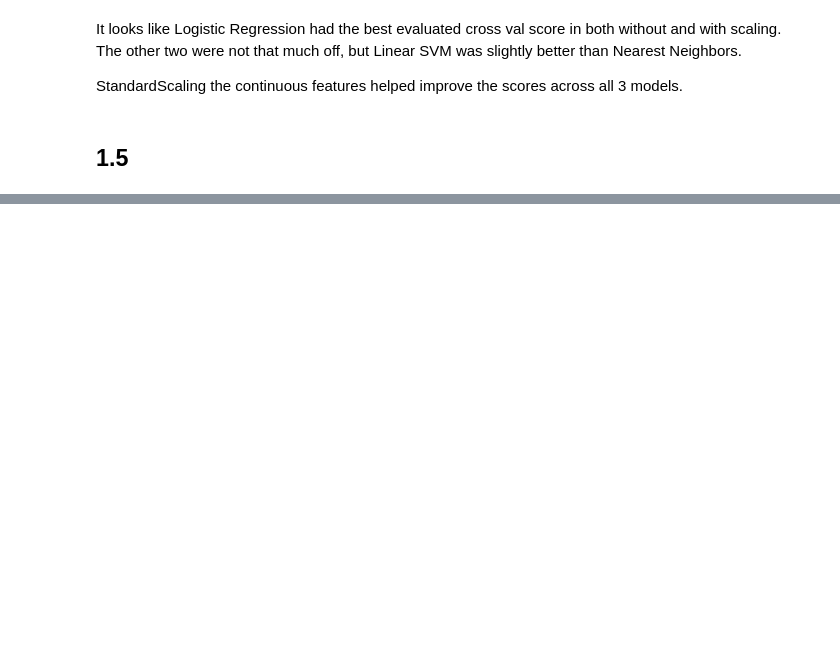
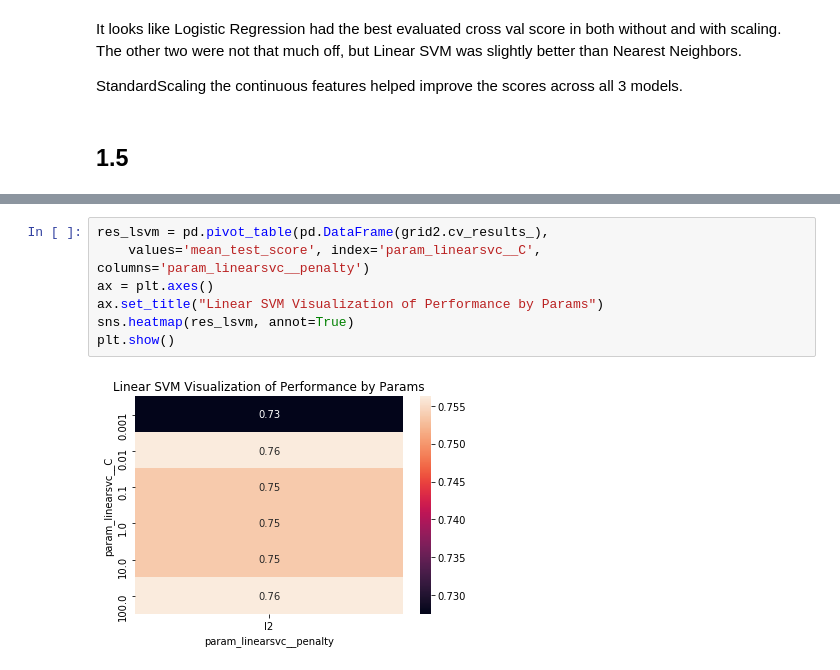
Before and after one commit to muftaye/applied_machine_learning_2020, a Jupyter notebook: mt3195_hw2_task1.ipynb, the cells around one changed output, grey strips where cells are left out. Drawn from its saved outputs; the diff is of its cells as text; blank space fills up the shorter version.

```diff
--- a/mt3195_hw2_task1.ipynb
+++ b/mt3195_hw2_task1.ipynb
@@ -176,0 +249,9 @@ StandardScaling the continuous features helped improve the scores across all 3 m
+# %%
+res_lsvm = pd.pivot_table(pd.DataFrame(grid2.cv_results_),
+    values='mean_test_score', index='param_linearsvc__C', columns='param_linearsvc__penalty')
+ax = plt.axes()
+ax.set_title("Linear SVM Visualization of Performance by Params")
+sns.heatmap(res_lsvm, annot=True)
+plt.show()
+# %% [output]
+[figure, added]
```
Also changed, not shown: parts of 44 cells of this notebook, 1 other file.
